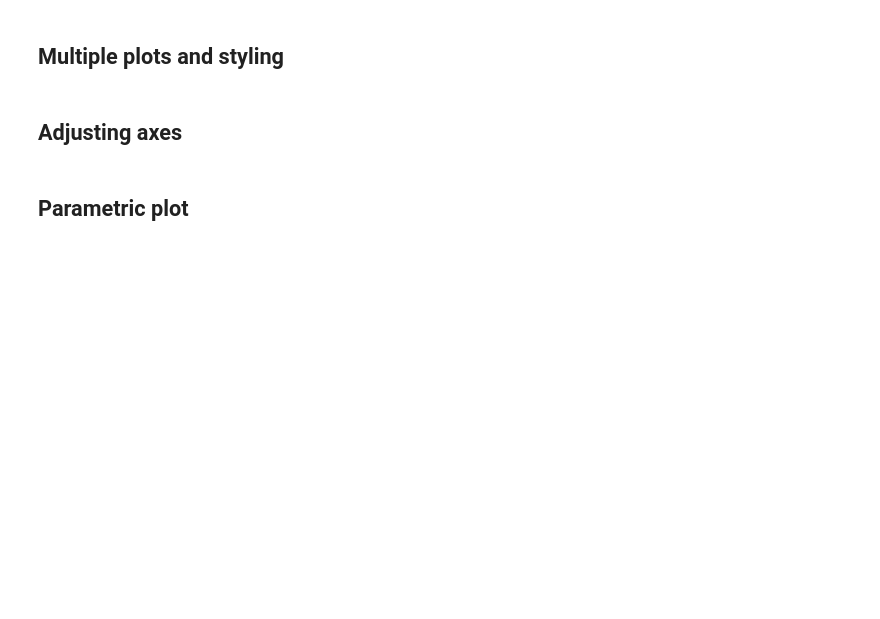
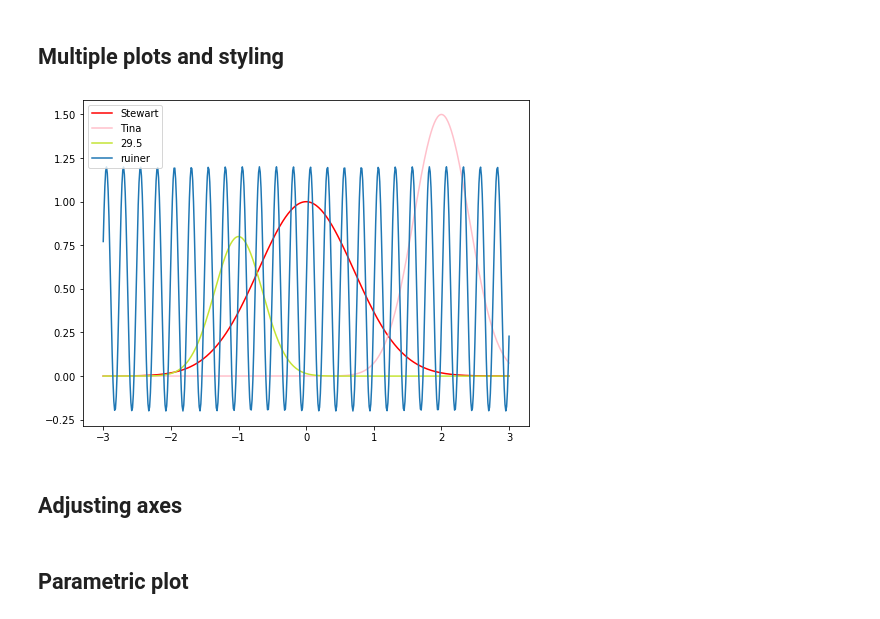
Before and after one commit to emilydumas/mcs275spring2022, a Jupyter notebook: samplecode/matplotlib/mpl-intro.ipynb, the cells around one changed output. Saved outputs shown, nothing was run; the diff lists cells and outputs as text; code cells hidden in the pictures; blank space fills up the shorter version.

```diff
--- a/samplecode/matplotlib/mpl-intro.ipynb
+++ b/samplecode/matplotlib/mpl-intro.ipynb
@@ -46,21 +86,26 @@ plt.show()
 # %% [markdown]
 ## Multiple plots and styling
 # %%
-x = np.linspace(start=-3,stop=3,num=100)
-y = np.exp(-x*x)
-y2 = 1.5*np.exp(-3*(x-2)**2)
-y3 = 0.8*np.exp(-4*(x+1)**2)
+x = np.linspace(start=-3,stop=3,num=500)
 
-x2 = np.linspace(start=-2,stop=4,num=150)
-y4 = 0.5*np.exp(-(x2-2)**2)*np.sin(6*x2)
+y = np.exp(-x*x)  # f(x) = e^{-x^2}
+y2 = 1.5*np.exp(-3*(x-2)**2) # g(x) = 1.5* e^{-3(x-2)^2}
+y3 = 0.8*np.exp(-4*(x+1)**2) # h(x) = 0.8* e^{-4(x+1)^2}
 
-plt.plot(x,y)
-plt.plot(x,y2)
-plt.plot(x,y3)
+plt.figure(figsize=(8,6))
 
-plt.plot(x2,y4)
+# Multiple calls to plt.plot all end up on the same set of axes
+plt.plot(x,y,color="red",label="Stewart")
+plt.plot(x,y2,color="pink",label="Tina")
+plt.plot(x,y3,color="#C4E434",label="29.5")  # hex RRGGBB
+plt.plot(x,0.5+0.7*np.sin(25*x),label="ruiner")
+
+plt.legend()
+
 
 plt.show()
+# %% [output]
+[figure, added]
 # %% [markdown]
 ## Adjusting axes
 # %%
```
Also changed, not shown: parts of 4 cells of this notebook.
